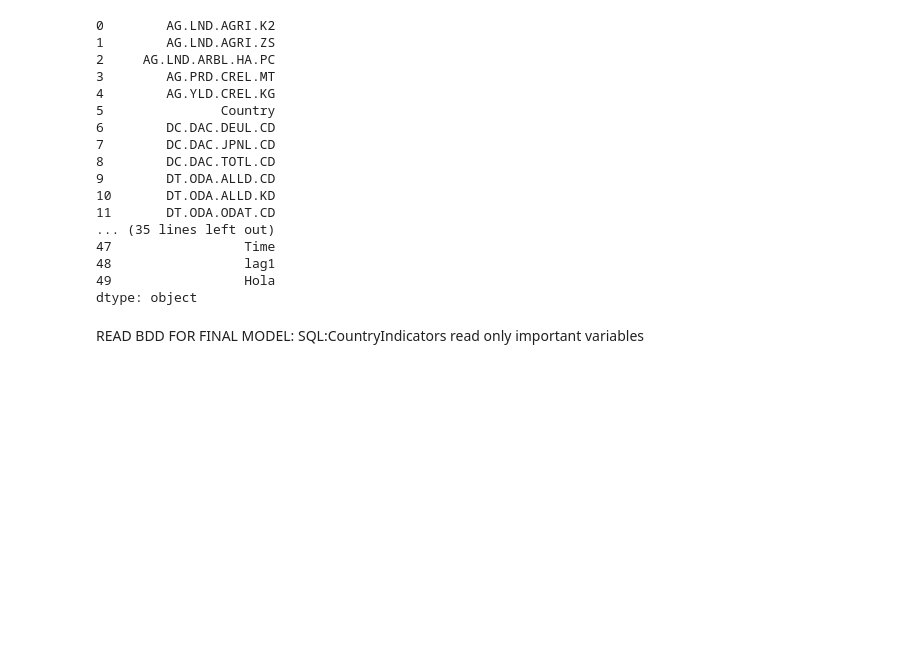
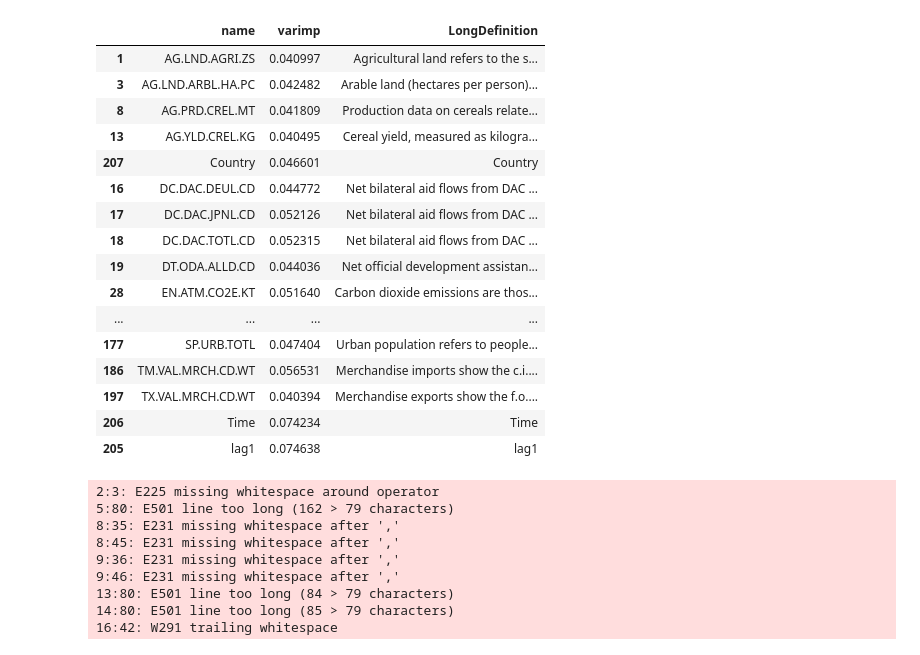
Before and after one commit to brantrigo/GDP-Growth, a Jupyter notebook: analysis/dbCreation_FeatureAnalysis.ipynb, the cells around one changed output. Cells and saved outputs as stored; diff of their text form; code cells hidden in the pictures; blank space fills up the shorter version.

```diff
--- a/analysis/dbCreation_FeatureAnalysis.ipynb
+++ b/analysis/dbCreation_FeatureAnalysis.ipynb
@@ -143,36 +148,46 @@ selected_variables['name'] = selected_variables['name'].str.replace('_','.')
 FETAURE SELECTION: NAMES OF FINAL VARIABLES
 # %%
 # Definition of variables: sql: Indicators
-conn = sqlite3.connect('/home/ferran/Desktop/master/R&I/ml/final_project_skeleton/db.sqlite3')
+db='/home/ferran/Desktop/master/RI/ml/final_project_skeleton/db.sqlite3'
+conn = sqlite3.connect(db)
 list_of_entries_to_retrive = (selected_variables['name']).tolist()
 queryString = 'SELECT IndicatorCode,LongDefinition FROM Indicators WHERE IndicatorCode IN (\'{}\');'.format('\',\''.join([_ for _ in list_of_entries_to_retrive]))
 vars_definition = pd.read_sql(queryString, con=conn)
-vars_definition = vars_definition.append(pd.DataFrame(data={'IndicatorCode': ["lag1","Country","Time"],
-                                    'LongDefinition': ["lag1","Country","Time"]}), ignore_index=True)
+vars_definition = vars_definition.append(pd.DataFrame(
+    data={'IndicatorCode': ["lag1","Country","Time"],
+          'LongDefinition': ["lag1","Country","Time"]}), ignore_index=True)
 vars_definition = vars_definition.sort_values(by="IndicatorCode")
-#vars_definition.columns = ['IndicatorCode','name']
 # bind cols
 selected_variables = selected_variables.sort_values(by="name")
 if selected_variables['name'].tolist() == vars_definition['IndicatorCode'].tolist():
     selected_variables["LongDefinition"] = vars_definition['LongDefinition'].tolist()
-#df_c = pd.concat([selected_variables.reset_index(drop=True), vars_definition['LongDefinition'].reset_index(drop=True) ], axis=1)
+
+pd.set_option('display.max_colwidth', -1)
+selected_variables
 # %% [output]
+|  | name | varimp | LongDefinition |
+| 1 | AG.LND.AGRI.ZS | 0.040997 | Agricultural land refers to the s... |
+| 3 | AG.LND.ARBL.HA.PC | 0.042482 | Arable land (hectares per person)... |
+| 8 | AG.PRD.CREL.MT | 0.041809 | Production data on cereals relate... |
+| 13 | AG.YLD.CREL.KG | 0.040495 | Cereal yield, measured as kilogra... |
+| 207 | Country | 0.046601 | Country |
+| 16 | DC.DAC.DEUL.CD | 0.044772 | Net bilateral aid flows from DAC ... |
+| 17 | DC.DAC.JPNL.CD | 0.052126 | Net bilateral aid flows from DAC ... |
+| 18 | DC.DAC.TOTL.CD | 0.052315 | Net bilateral aid flows from DAC ... |
+| 19 | DT.ODA.ALLD.CD | 0.044036 | Net official development assistan... |
+| 28 | EN.ATM.CO2E.KT | 0.051640 | Carbon dioxide emissions are thos... |
+| ... | ... | ... | ... |
+| 177 | SP.URB.TOTL | 0.047404 | Urban population refers to people... |
+| 186 | TM.VAL.MRCH.CD.WT | 0.056531 | Merchandise imports show the c.i.... |
+| 197 | TX.VAL.MRCH.CD.WT | 0.040394 | Merchandise exports show the f.o.... |
+| 206 | Time | 0.074234 | Time |
+| 205 | lag1 | 0.074638 | lag1 |
-0        AG.LND.AGRI.K2
-1        AG.LND.AGRI.ZS
-2     AG.LND.ARBL.HA.PC
-3        AG.PRD.CREL.MT
-4        AG.YLD.CREL.KG
-5               Country
-6        DC.DAC.DEUL.CD
-7        DC.DAC.JPNL.CD
-8        DC.DAC.TOTL.CD
-9        DT.ODA.ALLD.CD
-10       DT.ODA.ALLD.KD
-11       DT.ODA.ODAT.CD
-... (35 lines left out)
-47                 Time
-48                 lag1
-49                 Hola
-dtype: object
+2:3: E225 missing whitespace around operator
+5:80: E501 line too long (162 > 79 characters)
+8:35: E231 missing whitespace after ','
+8:45: E231 missing whitespace after ','
+9:36: E231 missing whitespace after ','
+9:46: E231 missing whitespace after ','
+13:80: E501 line too long (84 > 79 characters)
+14:80: E501 line too long (85 > 79 characters)
+16:42: W291 trailing whitespace
-# %% [markdown]
-READ BDD FOR FINAL MODEL: SQL:CountryIndicators read only important variables
```
Also changed, not shown: parts of 20 cells of this notebook, 5 other files.
